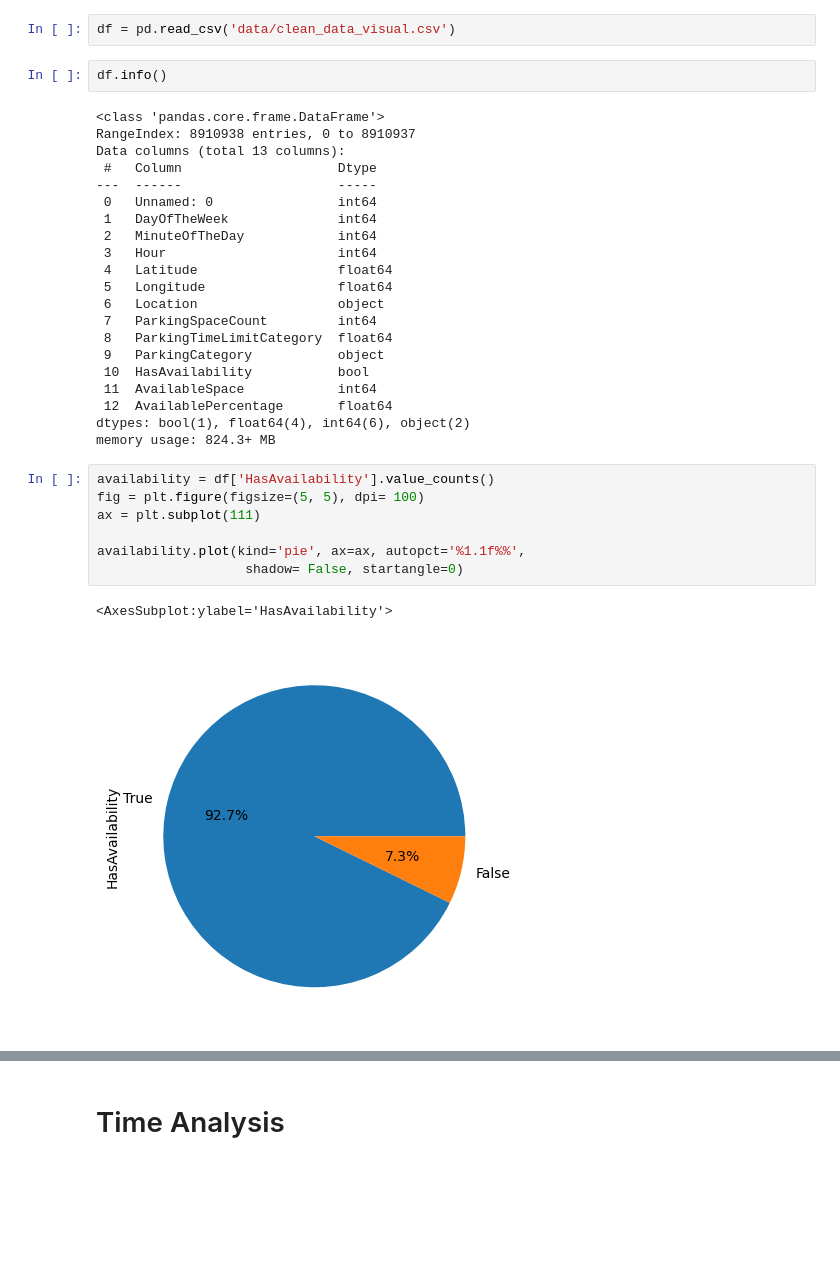
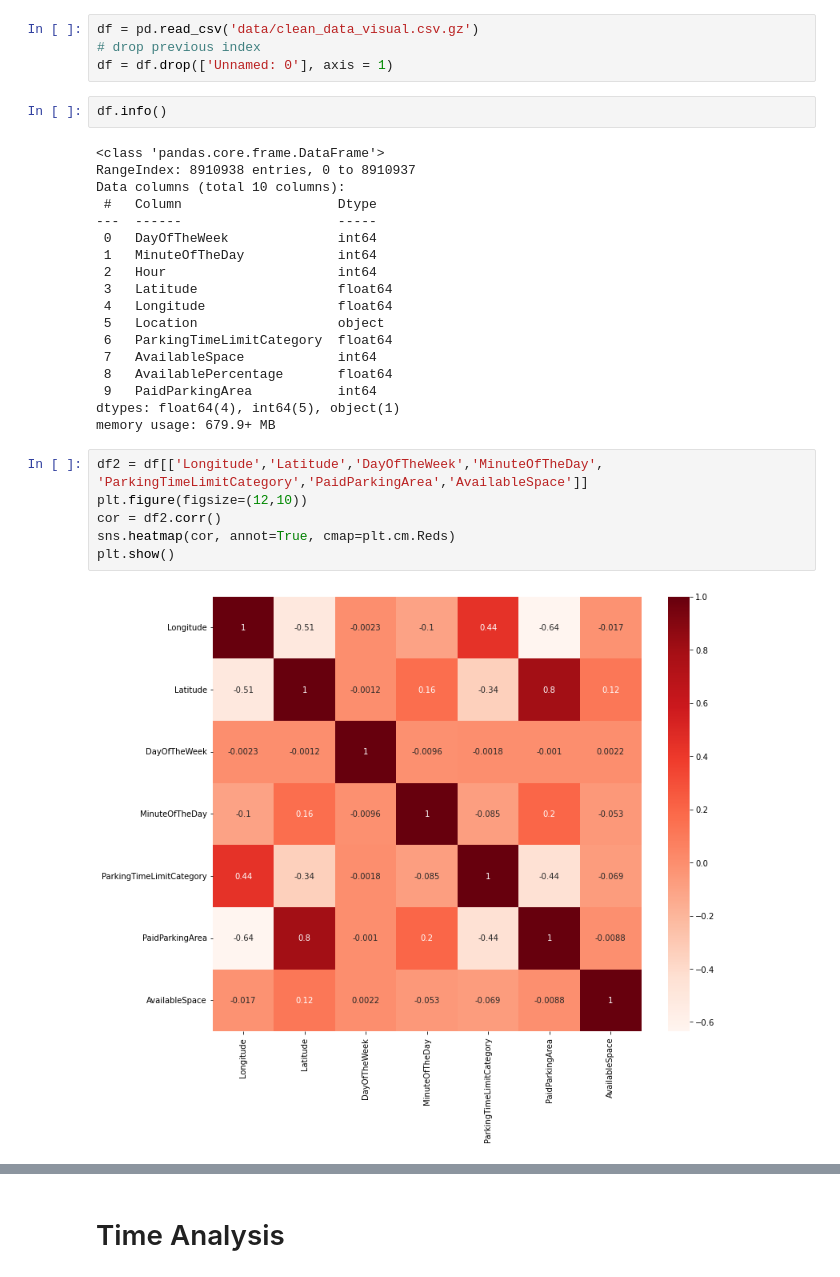
Before and after one commit to binhuiyun/cs6220-data-project, a Jupyter notebook: parking/data_visualization.ipynb, the cells around one changed output, grey strips where cells are left out. Cells and saved outputs as stored; diff of their text form; blank space fills up the shorter version.

```diff
--- a/parking/data_visualization.ipynb
+++ b/parking/data_visualization.ipynb
@@ -6,35 +7,33 @@ import osmnx as ox
 # %%
-df = pd.read_csv('data/clean_data_visual.csv')
+df = pd.read_csv('data/clean_data_visual.csv.gz')
+# drop previous index
+df = df.drop(['Unnamed: 0'], axis = 1)
 # %%
 df.info()
 # %% [output]
 <class 'pandas.core.frame.DataFrame'>
 RangeIndex: 8910938 entries, 0 to 8910937
-Data columns (total 13 columns):
+Data columns (total 10 columns):
  #   Column                    Dtype
 ---  ------                    -----
- 0   Unnamed: 0                int64
- 1   DayOfTheWeek              int64
- 2   MinuteOfTheDay            int64
- 3   Hour                      int64
- 4   Latitude                  float64
- 5   Longitude                 float64
- 6   Location                  object
- 7   ParkingSpaceCount         int64
- 8   ParkingTimeLimitCategory  float64
- 9   ParkingCategory           object
- 10  HasAvailability           bool
- 11  AvailableSpace            int64
- 12  AvailablePercentage       float64
-dtypes: bool(1), float64(4), int64(6), object(2)
-memory usage: 824.3+ MB
+ 0   DayOfTheWeek              int64
+ 1   MinuteOfTheDay            int64
+ 2   Hour                      int64
+ 3   Latitude                  float64
+ 4   Longitude                 float64
+ 5   Location                  object
+ 6   ParkingTimeLimitCategory  float64
+ 7   AvailableSpace            int64
+ 8   AvailablePercentage       float64
+ 9   PaidParkingArea           int64
+dtypes: float64(4), int64(5), object(1)
+memory usage: 679.9+ MB
-# %%
-availability = df['HasAvailability'].value_counts()
-fig = plt.figure(figsize=(5, 5), dpi= 100)
-ax = plt.subplot(111)
-
-availability.plot(kind='pie', ax=ax, autopct='%1.1f%%',
-                   shadow= False, startangle=0)
-# %% [output]
-<AxesSubplot:ylabel='HasAvailability'>
-[figure, removed]
+# %%
+df2 = df[['Longitude','Latitude','DayOfTheWeek','MinuteOfTheDay',
+'ParkingTimeLimitCategory','PaidParkingArea','AvailableSpace']]
+plt.figure(figsize=(12,10))
+cor = df2.corr()
+sns.heatmap(cor, annot=True, cmap=plt.cm.Reds)
+plt.show()
+# %% [output]
+[figure, added]
```
Also changed, not shown: parts of 12 cells of this notebook, 1 other file.
